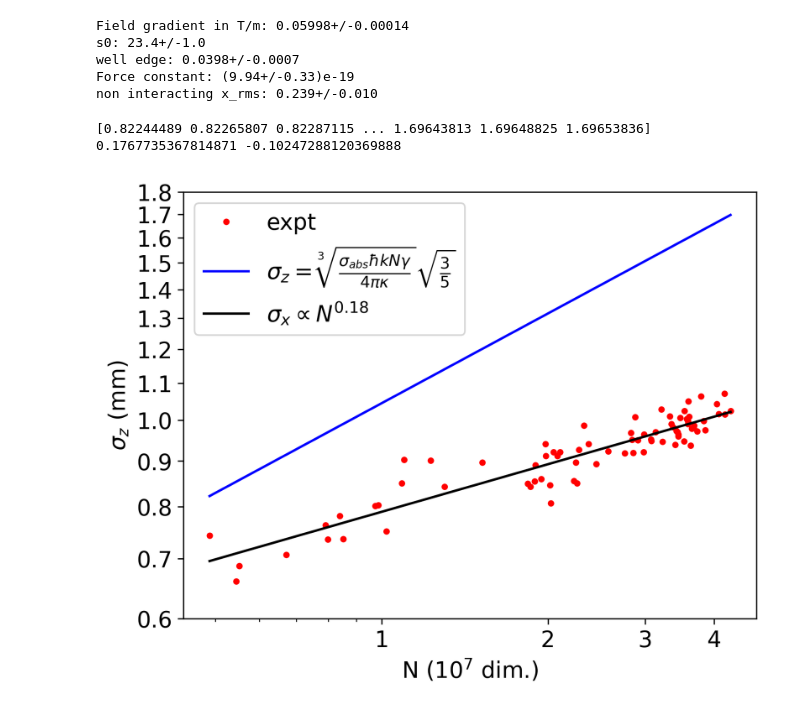
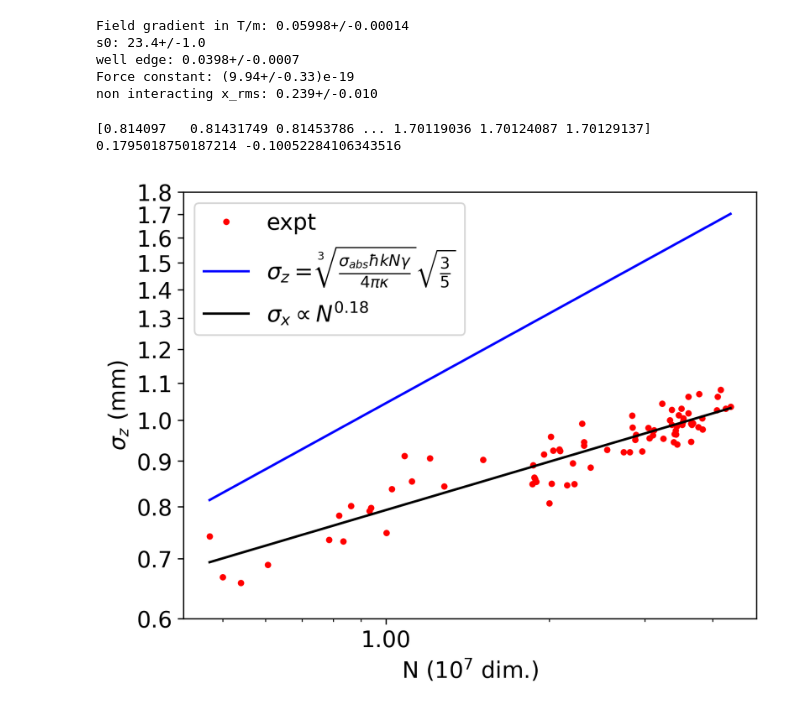
Before and after one commit to benmcdonough20/MOTsArentForKids, a Jupyter notebook: MOT_loading_time/MOT_loading_time_numberVSsize.ipynb, the cells around one changed output. Cells and saved outputs as stored; diff of their text form; code cells hidden in the pictures.

```diff
--- a/MOT_loading_time/MOT_loading_time_numberVSsize.ipynb
+++ b/MOT_loading_time/MOT_loading_time_numberVSsize.ipynb
@@ -134,7 +133,7 @@ red_chi_sq
 numscaling=10**7
 # divide atomnums by 1e7
 atomnums=np.array([datum.atom_number_px_sum()/numscaling for datum in d.data])
-sigmas=[datum.popt_y[2]*6.45e-3*3 for datum in d.data]
+sigmas=[datum.popt_y[2]*1e3 for datum in d.data]
 
 #EXPECTED SIZE OF CLOUD WITHOUT INTERACTION
 #rms radius of 7 coils. Scaled from mm to m
@@ -182,34 +181,34 @@ non interacting x_rms: 0.239+/-0.010
 matplotlib.rcParams.update({'font.size': 14})
 xlinspace=np.linspace(min(atomnums),max(atomnums),10000)
 fig,ax=plt.subplots(dpi=300)
 ax.plot(atomnums,sigmas,'.r',label='expt')
 ax.set_ylabel('$\sigma_z$ (mm)')
 ax.set_xlabel('N ($10^7$ dim.)')
 # plt.plot(xlinspace/10**7,[x_rms]*10000,'-k',label='non-interacting atoms')
 #with repulsion
 CS=(766.7e-9)**2/(2*np.pi)
 def r_repulse(x):
     #final sqrt(3/5) takes care of the fact that we want to find rms distance, not absolute boundary of blob
     return 1000*(CS*hbar*k*x*gamma/(4*np.pi*kappa.nominal_value))**(1/3)*np.sqrt(3/5)
 repulse_xrms=r_repulse(xlinspace*1e7)
 print(repulse_xrms)
 ax.plot(xlinspace,repulse_xrms,'-b',label=r'$\sigma_z=\sqrt[3]{\frac{\sigma_{abs}\hbar kN\gamma}{4\pi\kappa}}\sqrt{\frac{3}{5}}$')
 
 #fitting to a power law
 fit_results=linregress(np.log10(atomnums),np.log10(sigmas))
 print(fit_results.slope,fit_results.intercept)
 ax.plot(xlinspace,np.power(xlinspace,fit_results.slope)*10**fit_results.intercept,'-k',label=r'$\sigma_x\propto N^{0.18}$')
 # print(np.power(xlinspace,fit_results.slope)*fit_results.intercept)
 ax.set_yscale('log')
 ax.set_xscale('log')
-ax.set_xticks([1,2,3,4])
+# ax.set_xticks([1,2,3,4])
 ax.set_yticks(np.arange(0.6, 1.8, 0.1))
 for axis in [ax.xaxis, ax.yaxis]:
     axis.set_major_formatter(ScalarFormatter())
 ax.legend(loc='upper left')
 plt.tick_params(labelsize=14)
 # plt.savefig(os.path.join(os.getcwd(),'figures','sizeVSnum.png'),dpi=300)
 # %% [output]
-[0.82244489 0.82265807 0.82287115 ... 1.69643813 1.69648825 1.69653836]
-0.1767735367814871 -0.10247288120369888
+[0.814097   0.81431749 0.81453786 ... 1.70119036 1.70124087 1.70129137]
+0.1795018750187214 -0.10052284106343516
-[figure, old version]
+[figure, new version]
```
Also changed, not shown: parts of 6 cells of this notebook.
